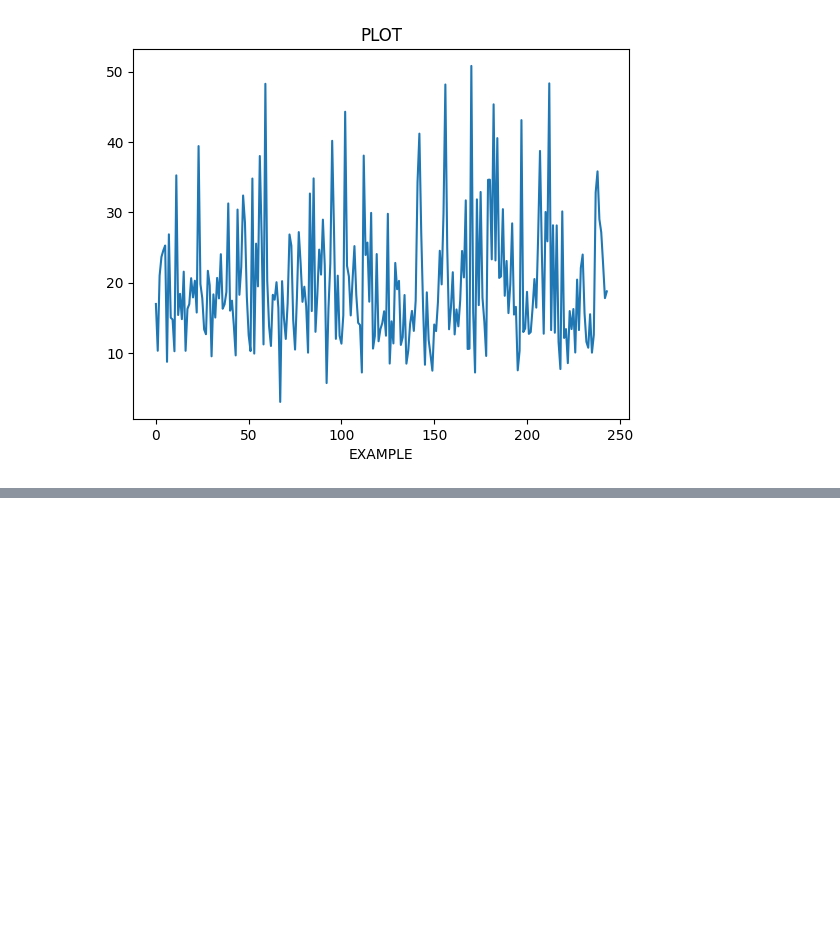
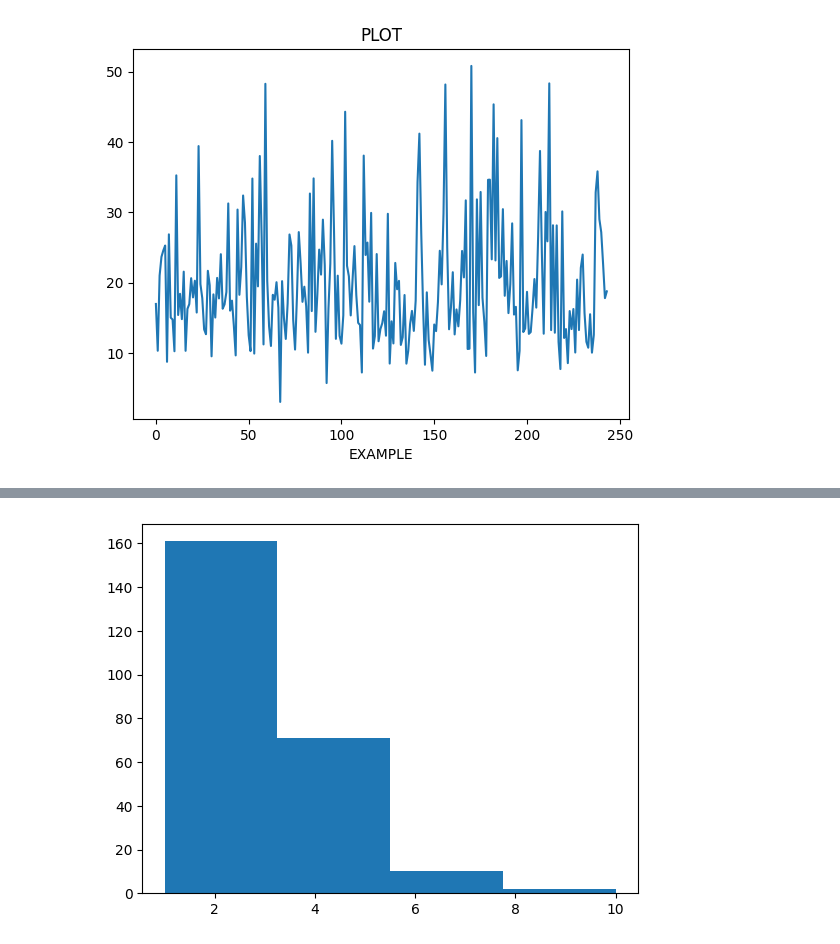
Before and after one commit to mayurbhunjwa-02/PBEL12, a Jupyter notebook: Day5_matplotlib.ipynb, the cells around one changed output, grey strips where cells are left out. Cells and saved outputs as stored; diff of their text form; code cells hidden in the pictures; blank space fills up the shorter version.

```diff
--- a/Day5_matplotlib.ipynb
+++ b/Day5_matplotlib.ipynb
@@ -14,0 +40,5 @@ plt.show()
+# %%
+plt.hist(tips['tip'], bins=4) #univariate num [1,20,30,40,50] div data 4 parts 1-100  1: 1:24 2:25-49 3,4
+plt.show()
+# %% [output]
+[figure, added]
```
Also changed, not shown: parts of 18 cells of this notebook.
